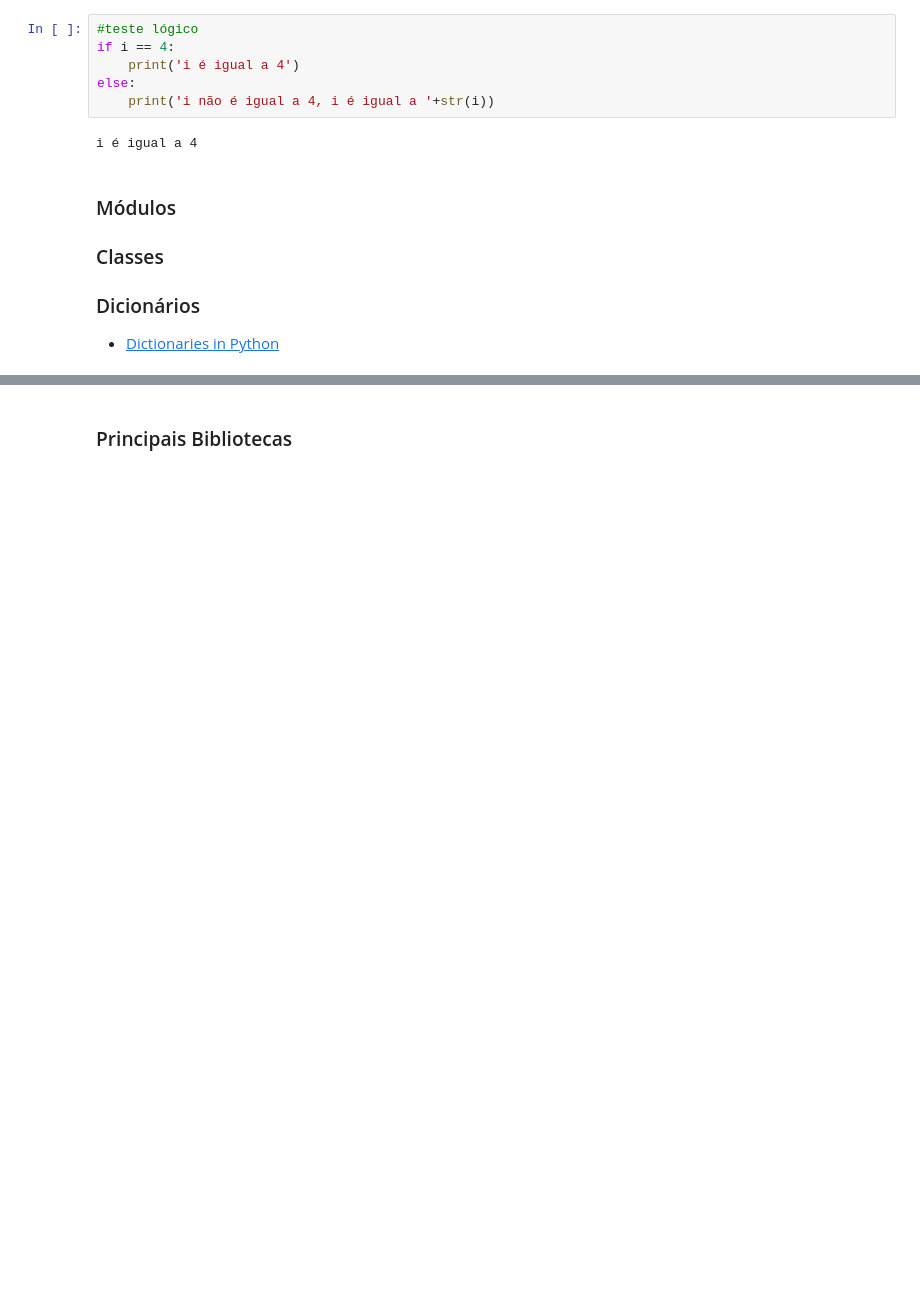
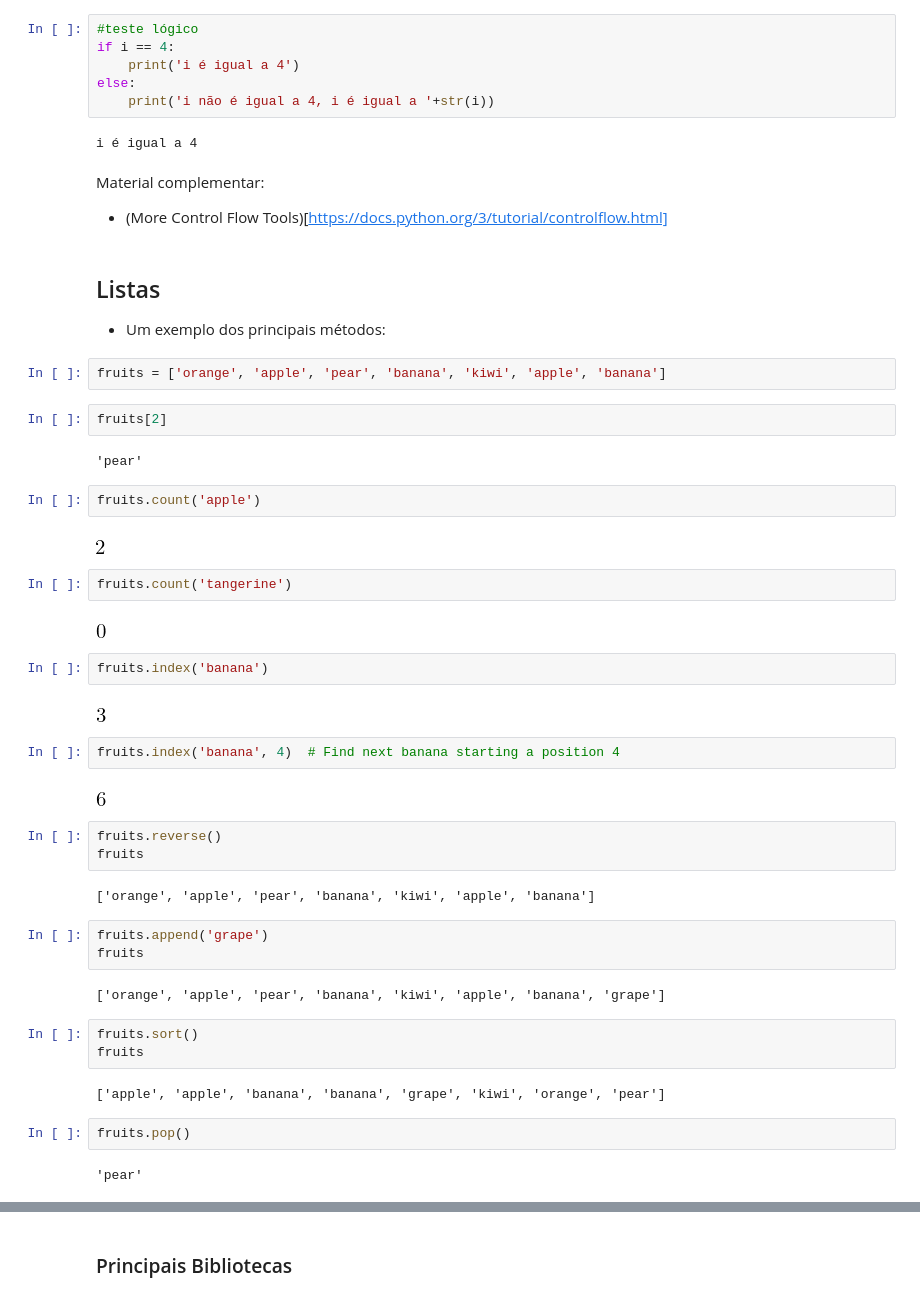
Before and after one commit to fschuch/JAEP-2019.py, a Jupyter notebook: Oficina.ipynb, the cells around one changed output, grey strips where cells are left out. Saved outputs shown, nothing was run; the diff lists cells and outputs as text; blank space fills up the shorter version.

```diff
--- a/Oficina.ipynb
+++ b/Oficina.ipynb
@@ -90,11 +92,51 @@ else:
     print('i não é igual a 4, i é igual a '+str(i))
 # %% [output]
 i é igual a 4
-# %% [markdown]
-### Módulos
-
-### Classes
-
-### Dicionários
-
-* [Dictionaries in Python](https://realpython.com/python-dicts/)
+# %% [markdown]
+Material complementar:
+* (More Control Flow Tools)[https://docs.python.org/3/tutorial/controlflow.html]
+# %% [markdown]
+## Listas
+
+* Um exemplo dos principais métodos:
+# %%
+fruits = ['orange', 'apple', 'pear', 'banana', 'kiwi', 'apple', 'banana']
+# %%
+fruits[2]
+# %% [output]
+'pear'
+# %%
+fruits.count('apple')
+# %% [output]
+[figure, added]
+# %%
+fruits.count('tangerine')
+# %% [output]
+[figure, added]
+# %%
+fruits.index('banana')
+# %% [output]
+[figure, added]
+# %%
+fruits.index('banana', 4)  # Find next banana starting a position 4
+# %% [output]
+[figure, added]
+# %%
+fruits.reverse()
+fruits
+# %% [output]
+['orange', 'apple', 'pear', 'banana', 'kiwi', 'apple', 'banana']
+# %%
+fruits.append('grape')
+fruits
+# %% [output]
+['orange', 'apple', 'pear', 'banana', 'kiwi', 'apple', 'banana', 'grape']
+# %%
+fruits.sort()
+fruits
+# %% [output]
+['apple', 'apple', 'banana', 'banana', 'grape', 'kiwi', 'orange', 'pear']
+# %%
+fruits.pop()
+# %% [output]
+'pear'
```
Also changed, not shown: parts of 32 cells of this notebook, 1 other file.
